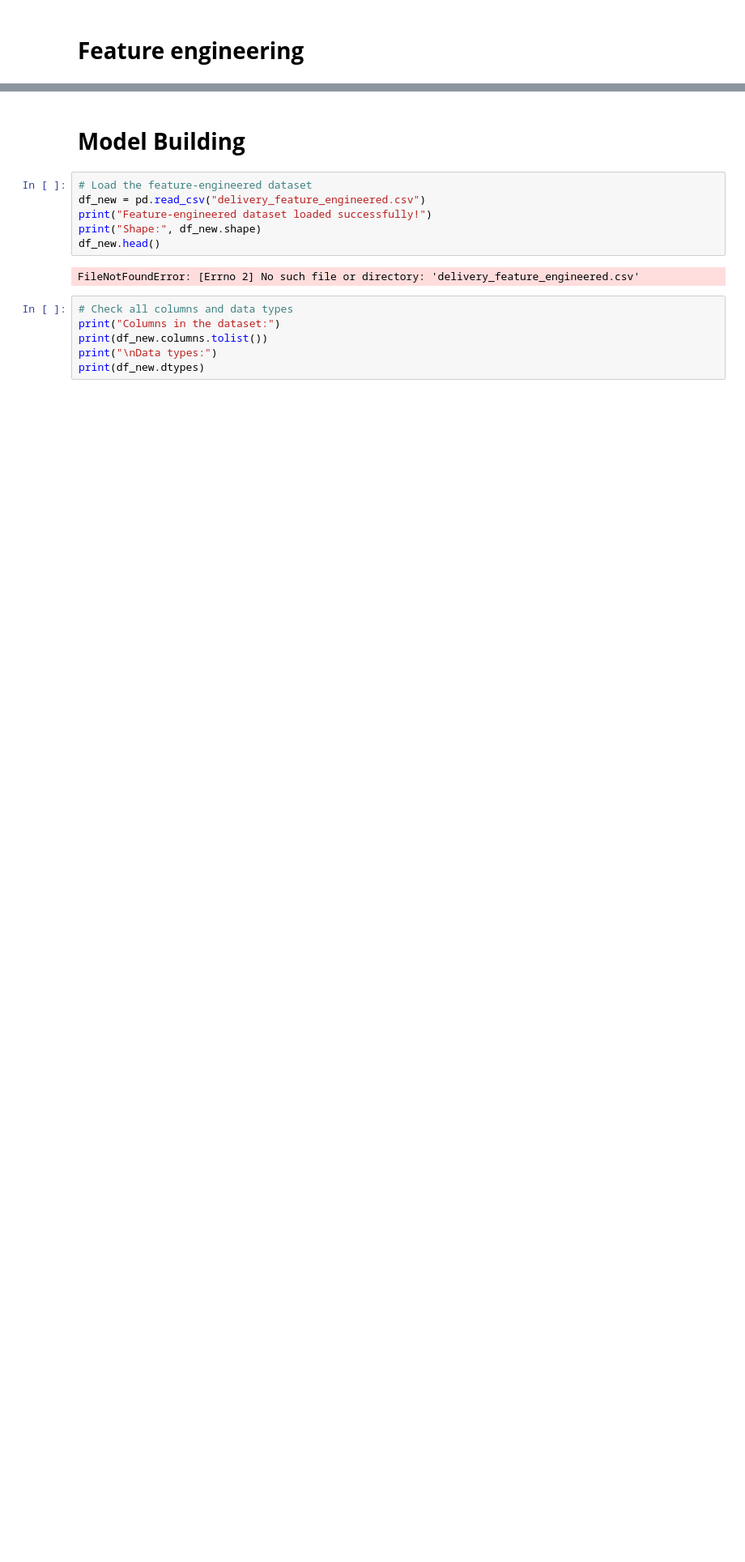
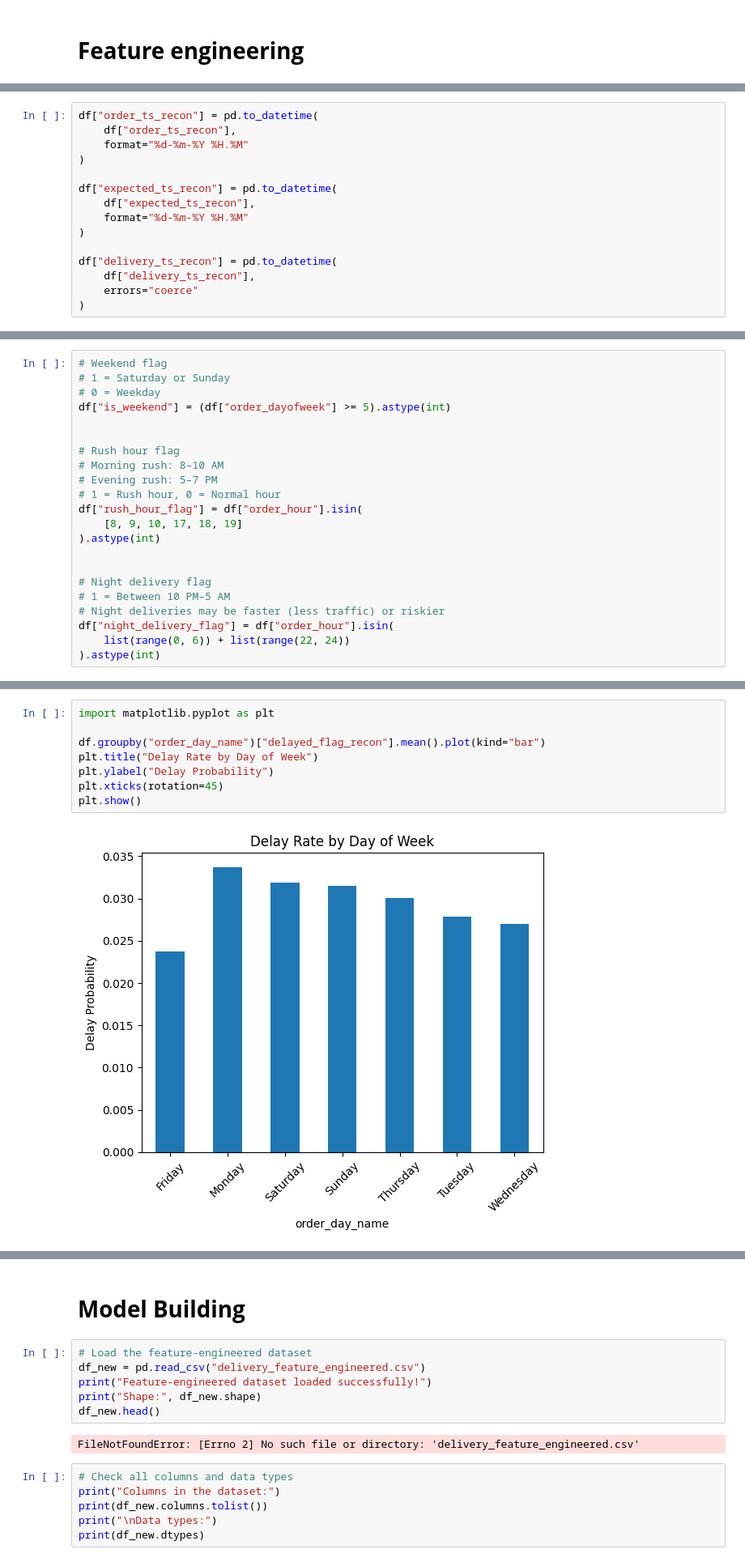
Before and after one commit to Ronal-Thomas/ETA-Delay-Prediction-Logistics, a Jupyter notebook: ETA_Delay_Prediction.ipynb, the cells around one changed output, grey strips where cells are left out. Shown at 81% size. Drawn from its saved outputs; the diff is of its cells as text; blank space fills up the shorter version.

Commit message:
modified:   ETA_Delay_Predictionxy.ipynb -> ETA_Delay_Prediction.ipynb

```diff
--- a/ETA_Delay_Predictionxy.ipynb
+++ b/ETA_Delay_Prediction.ipynb
@@ -518,0 +454,15 @@ Name: order_ts_recon, dtype: object
+# %%
+df["order_ts_recon"] = pd.to_datetime(
+    df["order_ts_recon"],
+    format="%d-%m-%Y %H.%M"
+)
+
+df["expected_ts_recon"] = pd.to_datetime(
+    df["expected_ts_recon"],
+    format="%d-%m-%Y %H.%M"
+)
+
+df["delivery_ts_recon"] = pd.to_datetime(
+    df["delivery_ts_recon"],
+    errors="coerce"
+)
@@ -518,0 +501,22 @@ Name: order_ts_recon, dtype: object
+# %%
+# Weekend flag
+# 1 = Saturday or Sunday
+# 0 = Weekday
+df["is_weekend"] = (df["order_dayofweek"] >= 5).astype(int)
+
+
+# Rush hour flag
+# Morning rush: 8–10 AM
+# Evening rush: 5–7 PM
+# 1 = Rush hour, 0 = Normal hour
+df["rush_hour_flag"] = df["order_hour"].isin(
+    [8, 9, 10, 17, 18, 19]
+).astype(int)
+
+
+# Night delivery flag
+# 1 = Between 10 PM–5 AM
+# Night deliveries may be faster (less traffic) or riskier
+df["night_delivery_flag"] = df["order_hour"].isin(
+    list(range(0, 6)) + list(range(22, 24))
+).astype(int)
@@ -518,0 +622,10 @@ Name: order_ts_recon, dtype: object
+# %%
+import matplotlib.pyplot as plt
+
+df.groupby("order_day_name")["delayed_flag_recon"].mean().plot(kind="bar")
+plt.title("Delay Rate by Day of Week")
+plt.ylabel("Delay Probability")
+plt.xticks(rotation=45)
+plt.show()
+# %% [output]
+[figure, added]
```
Also changed, not shown: parts of 52 cells of this notebook.
